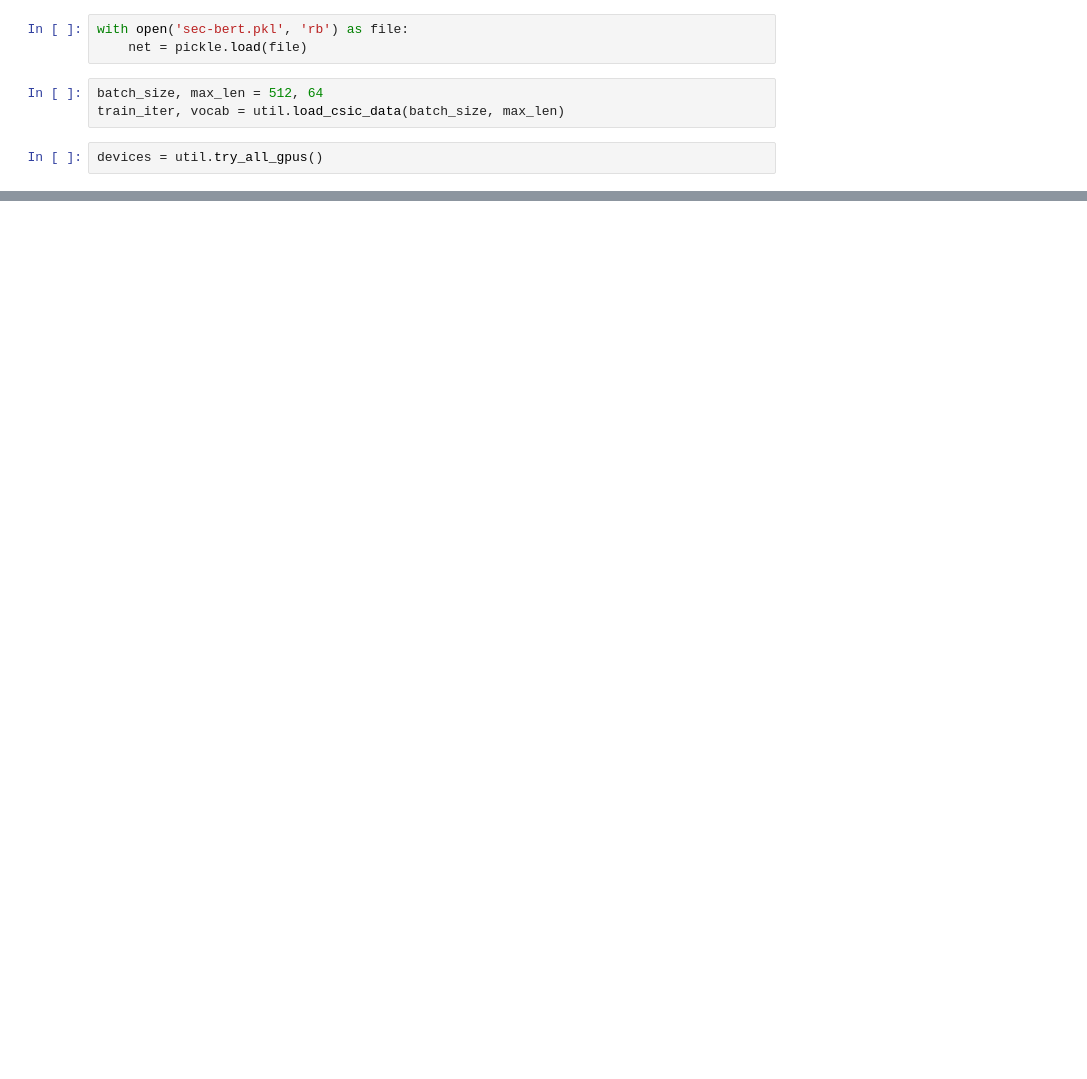
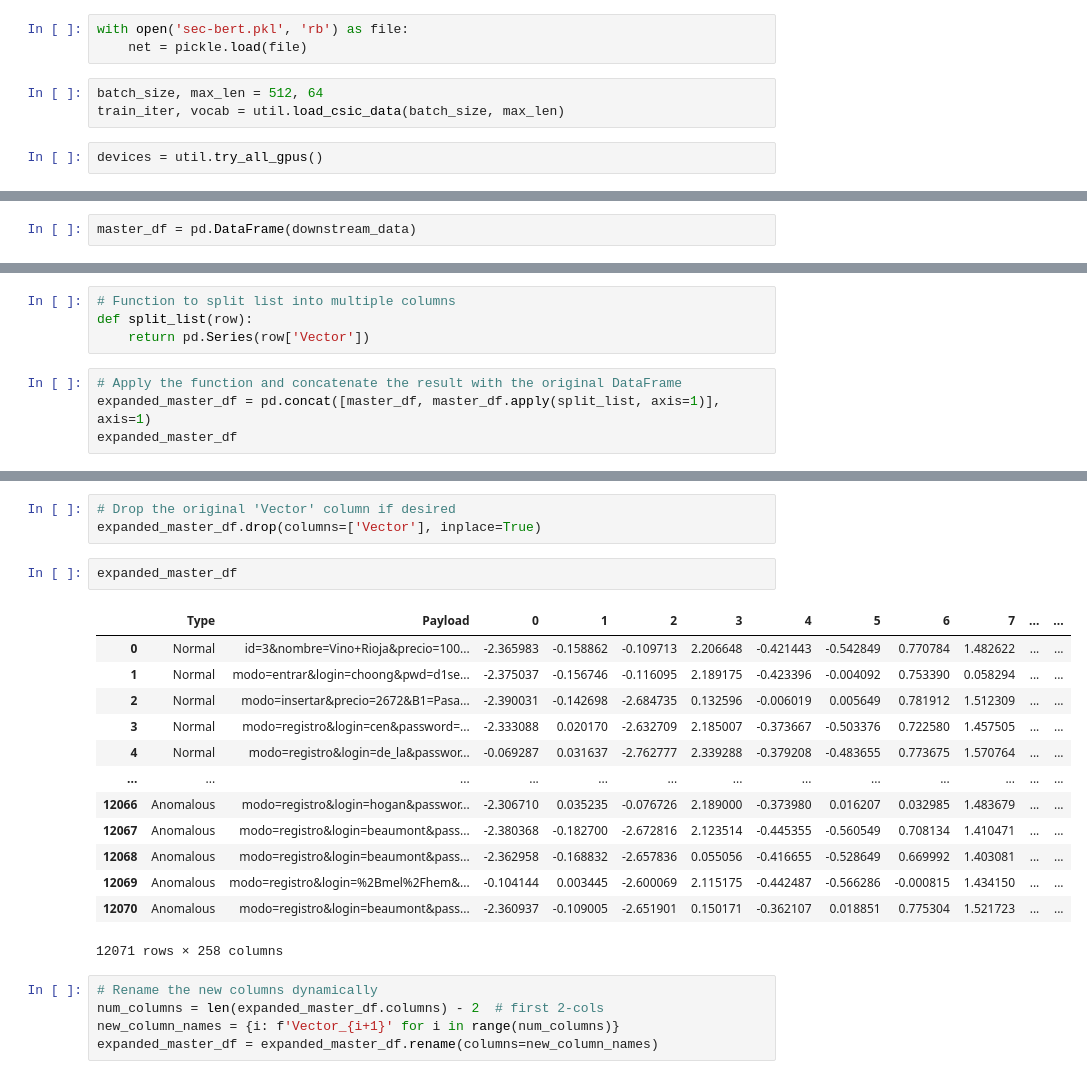
Before and after one commit to b1nch3f/grasp, a Jupyter notebook: notebooks/Sec-BERT/classifier.ipynb, the cells around one changed output, grey strips where cells are left out. Cells and saved outputs as stored; diff of their text form; blank space fills up the shorter version.

```diff
--- a/notebooks/Sec-BERT/classifier.ipynb
+++ b/notebooks/Sec-BERT/classifier.ipynb
@@ -46,0 +208,2 @@ tensor([[[-0.1031,  0.9614, -1.7827,  ..., -1.9561, -1.1995,  0.6418],
+# %%
+master_df = pd.DataFrame(downstream_data)
@@ -46,0 +236,8 @@ tensor([[[-0.1031,  0.9614, -1.7827,  ..., -1.9561, -1.1995,  0.6418],
+# %%
+# Function to split list into multiple columns
+def split_list(row):
+    return pd.Series(row['Vector'])
+# %%
+# Apply the function and concatenate the result with the original DataFrame
+expanded_master_df = pd.concat([master_df, master_df.apply(split_list, axis=1)], axis=1)
+expanded_master_df
@@ -46,0 +258,24 @@ tensor([[[-0.1031,  0.9614, -1.7827,  ..., -1.9561, -1.1995,  0.6418],
+# %%
+# Drop the original 'Vector' column if desired
+expanded_master_df.drop(columns=['Vector'], inplace=True)
+# %%
+expanded_master_df
+# %% [output]
+|  | Type | Payload | 0 | 1 | 2 | 3 | 4 | 5 | 6 | 7 | ... | ... |
+| 0 | Normal | id=3&nombre=Vino+Rioja&precio=100... | -2.365983 | -0.158862 | -0.109713 | 2.206648 | -0.421443 | -0.542849 | 0.770784 | 1.482622 | ... | ... |
+| 1 | Normal | modo=entrar&login=choong&pwd=d1se... | -2.375037 | -0.156746 | -0.116095 | 2.189175 | -0.423396 | -0.004092 | 0.753390 | 0.058294 | ... | ... |
+| 2 | Normal | modo=insertar&precio=2672&B1=Pasa... | -2.390031 | -0.142698 | -2.684735 | 0.132596 | -0.006019 | 0.005649 | 0.781912 | 1.512309 | ... | ... |
+| 3 | Normal | modo=registro&login=cen&password=... | -2.333088 | 0.020170 | -2.632709 | 2.185007 | -0.373667 | -0.503376 | 0.722580 | 1.457505 | ... | ... |
+| 4 | Normal | modo=registro&login=de_la&passwor... | -0.069287 | 0.031637 | -2.762777 | 2.339288 | -0.379208 | -0.483655 | 0.773675 | 1.570764 | ... | ... |
+| ... | ... | ... | ... | ... | ... | ... | ... | ... | ... | ... | ... | ... |
+| 12066 | Anomalous | modo=registro&login=hogan&passwor... | -2.306710 | 0.035235 | -0.076726 | 2.189000 | -0.373980 | 0.016207 | 0.032985 | 1.483679 | ... | ... |
+| 12067 | Anomalous | modo=registro&login=beaumont&pass... | -2.380368 | -0.182700 | -2.672816 | 2.123514 | -0.445355 | -0.560549 | 0.708134 | 1.410471 | ... | ... |
+| 12068 | Anomalous | modo=registro&login=beaumont&pass... | -2.362958 | -0.168832 | -2.657836 | 0.055056 | -0.416655 | -0.528649 | 0.669992 | 1.403081 | ... | ... |
+| 12069 | Anomalous | modo=registro&login=%2Bmel%2Fhem&... | -0.104144 | 0.003445 | -2.600069 | 2.115175 | -0.442487 | -0.566286 | -0.000815 | 1.434150 | ... | ... |
+| 12070 | Anomalous | modo=registro&login=beaumont&pass... | -2.360937 | -0.109005 | -2.651901 | 0.150171 | -0.362107 | 0.018851 | 0.775304 | 1.521723 | ... | ... |
+12071 rows × 258 columns
+# %%
+# Rename the new columns dynamically
+num_columns = len(expanded_master_df.columns) - 2  # first 2-cols
+new_column_names = {i: f'Vector_{i+1}' for i in range(num_columns)}
+expanded_master_df = expanded_master_df.rename(columns=new_column_names)
```
Also changed, not shown: parts of 51 cells of this notebook, 2 other files.
